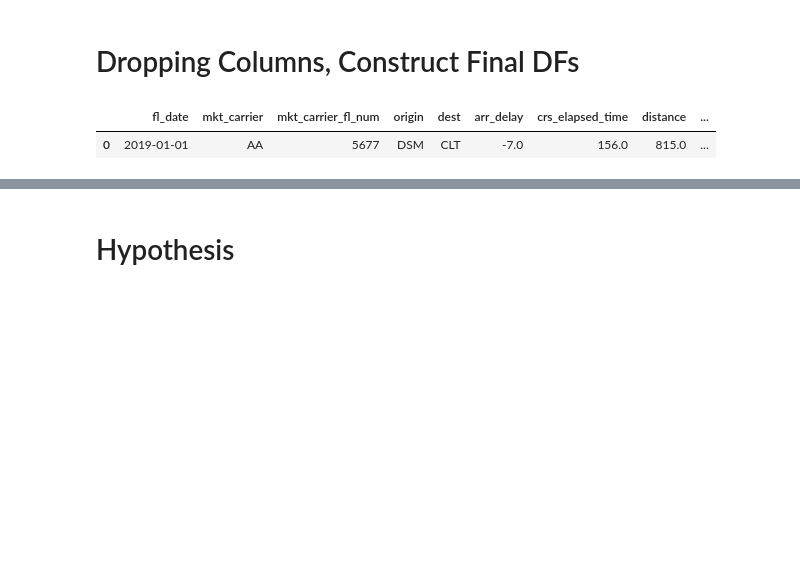
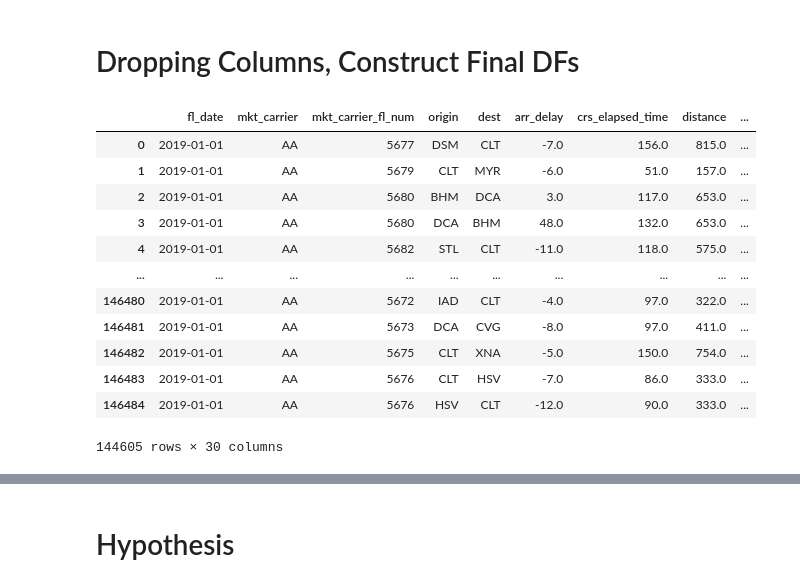
Before and after one commit to NB094/LHL_Midterm_1, a Jupyter notebook: Nik_feature_engineering.ipynb, the cells around one changed output, grey strips where cells are left out. Cells and saved outputs as stored; diff of their text form; code cells hidden in the pictures; blank space fills up the shorter version.

```diff
--- a/Nik_feature_engineering.ipynb
+++ b/Nik_feature_engineering.ipynb
@@ -216,8 +248,19 @@ df_flights_test_final = df_flights_test.drop(columns=['branded_code_share', 'op_
                                                      'mkt_unique_carrier', 'op_unique_carrier', 'tail_num', 'origin_airport_id', 'dest_airport_id', 'crs_dep_time', 'crs_arr_time', 'hour_of_day_dep', 'hour_of_day_arr','state','fl_day'])
 df_flights_test_final = df_flights_test_final.dropna()   # Drop rows with missing tail numbers (235 rows, or 0.14%)
 # %%
-df_flights_final.head(1)
+df_flights_final
 # %% [output]
 |  | fl_date | mkt_carrier | mkt_carrier_fl_num | origin | dest | arr_delay | crs_elapsed_time | distance | ... |
 | 0 | 2019-01-01 | AA | 5677 | DSM | CLT | -7.0 | 156.0 | 815.0 | ... |
+| 1 | 2019-01-01 | AA | 5679 | CLT | MYR | -6.0 | 51.0 | 157.0 | ... |
+| 2 | 2019-01-01 | AA | 5680 | BHM | DCA | 3.0 | 117.0 | 653.0 | ... |
+| 3 | 2019-01-01 | AA | 5680 | DCA | BHM | 48.0 | 132.0 | 653.0 | ... |
+| 4 | 2019-01-01 | AA | 5682 | STL | CLT | -11.0 | 118.0 | 575.0 | ... |
+| ... | ... | ... | ... | ... | ... | ... | ... | ... | ... |
+| 146480 | 2019-01-01 | AA | 5672 | IAD | CLT | -4.0 | 97.0 | 322.0 | ... |
+| 146481 | 2019-01-01 | AA | 5673 | DCA | CVG | -8.0 | 97.0 | 411.0 | ... |
+| 146482 | 2019-01-01 | AA | 5675 | CLT | XNA | -5.0 | 150.0 | 754.0 | ... |
+| 146483 | 2019-01-01 | AA | 5676 | CLT | HSV | -7.0 | 86.0 | 333.0 | ... |
+| 146484 | 2019-01-01 | AA | 5676 | HSV | CLT | -12.0 | 90.0 | 333.0 | ... |
+144605 rows × 30 columns
 # %%
```
Also changed, not shown: parts of 5 cells of this notebook, 3 other files.
